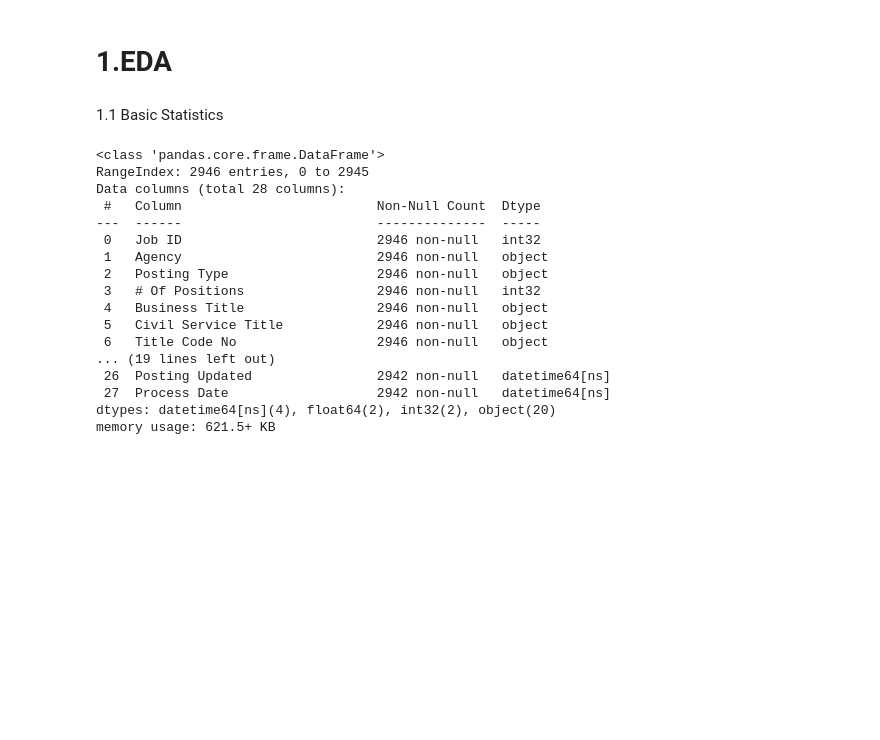
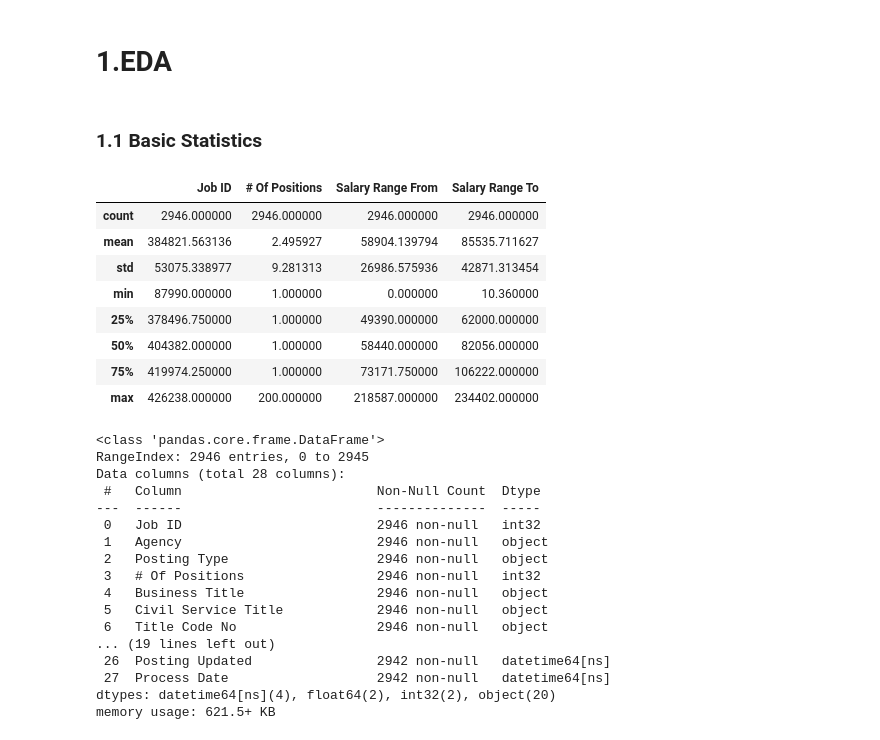
Before and after one commit to Saralytics/EDA-Feature-Engineering-code-challenge, a Jupyter notebook: jupyter/notebook/assesment_notebook.ipynb, the cells around one changed output. Cells and saved outputs as stored; diff of their text form; code cells hidden in the pictures; blank space fills up the shorter version.

```diff
--- a/jupyter/notebook/assesment_notebook.ipynb
+++ b/jupyter/notebook/assesment_notebook.ipynb
@@ -85,11 +85,20 @@ root
 # %% [markdown]
 # 1.EDA
 # %% [markdown]
-1.1 Basic Statistics
+### 1.1 Basic Statistics
 # %%
 # Convert the spark dataframe to pandas dataframe to use the built-in statistics functions
-
 pandas_df = df.toPandas()
-pandas_df.describe().show()
+pandas_df.describe()
+# %% [output]
+|  | Job ID | # Of Positions | Salary Range From | Salary Range To |
+| count | 2946.000000 | 2946.000000 | 2946.000000 | 2946.000000 |
+| mean | 384821.563136 | 2.495927 | 58904.139794 | 85535.711627 |
+| std | 53075.338977 | 9.281313 | 26986.575936 | 42871.313454 |
+| min | 87990.000000 | 1.000000 | 0.000000 | 10.360000 |
+| 25% | 378496.750000 | 1.000000 | 49390.000000 | 62000.000000 |
+| 50% | 404382.000000 | 1.000000 | 58440.000000 | 82056.000000 |
+| 75% | 419974.250000 | 1.000000 | 73171.750000 | 106222.000000 |
+| max | 426238.000000 | 200.000000 | 218587.000000 | 234402.000000 |
 # %%
 # Datatypes and null values of each column
```
Also changed, not shown: parts of 56 cells of this notebook.
